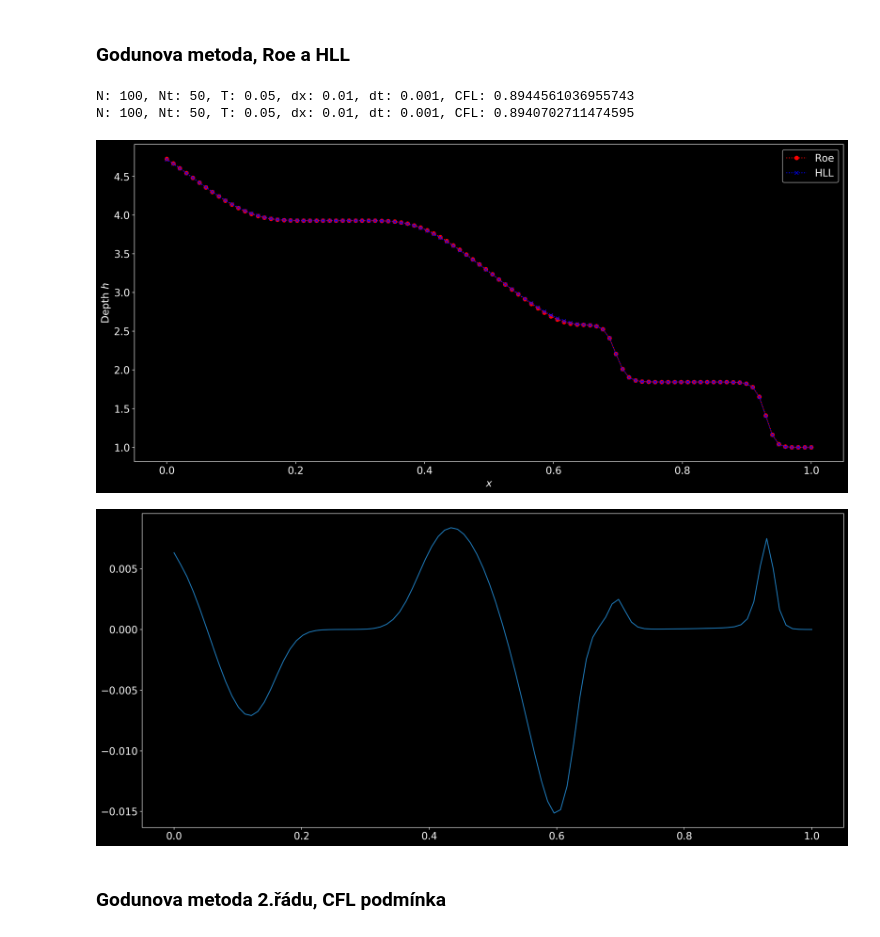
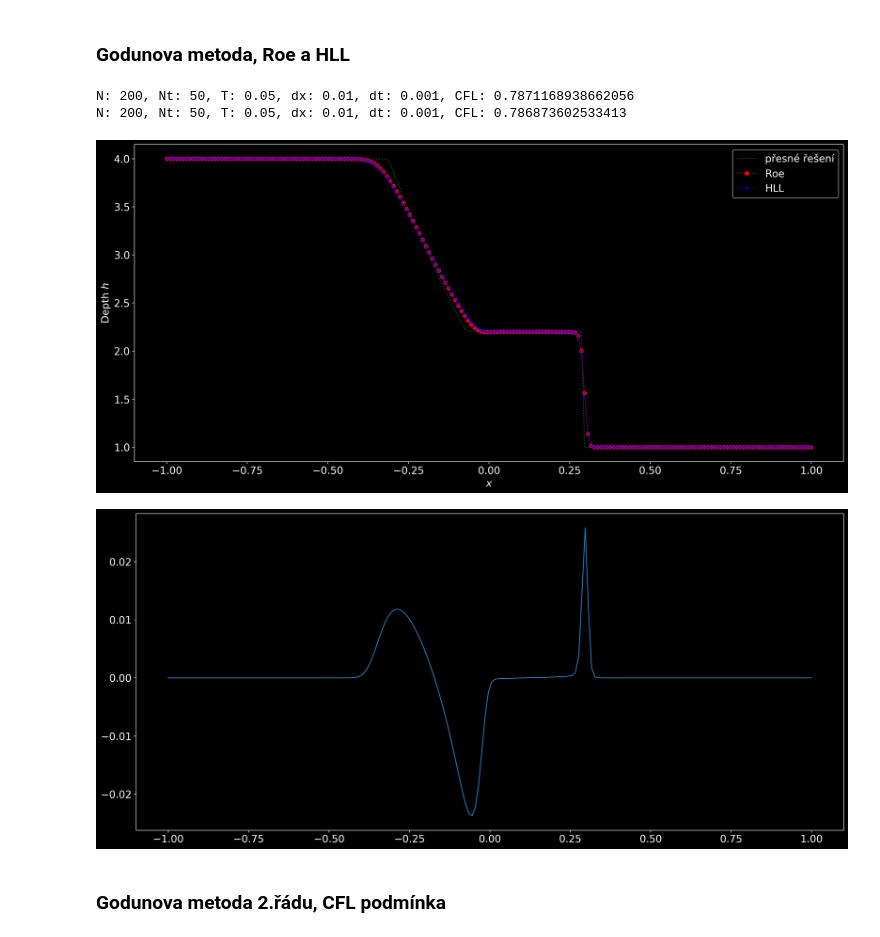
Before and after one commit to honzapulpan/fav-SNM2, a Jupyter notebook: SNM2-semestrálka.ipynb, the cells around one changed output. Saved outputs shown, nothing was run; the diff lists cells and outputs as text; code cells hidden in the pictures.

```diff
--- a/SNM2-semestrálka.ipynb
+++ b/SNM2-semestrálka.ipynb
@@ -146,9 +146,9 @@ def shallow_ic(N, ic_type=1):
 
 # shallow water system solution
 def shallow_sol(q_state,
-                x_start = 0.,
+                x_start = -1.,
                 x_end = 1.,
-                N = 100,
+                N = 200,
                 T = .05,
                 Nt = 50,
                 riemann_solver=shallow_roe_1D,
@@ -229,19 +229,24 @@ def shallow_sol(q_state,
 # %% [markdown]
 ### Godunova metoda, CFL podmínka
 # %%
+_, _, exact_sol, _ = exact_riemann_solution([4.,0],[1.,0], grav=grav)
+
 # 1st order, Roe Riemann solver
 Nt = [42, 35, 30]
 for i in range(3):
-    N = 100;
-    Q = shallow_ic(N, 2)
+    N = 200;
+    Q = shallow_ic(N, 1)
     Q_roe, x = shallow_sol(Q,
                     N = N,
                     Nt = Nt[i],
                     riemann_solver=shallow_roe_1D,
                     plot_sol=False)
     plt.subplot(2, 3, i+1)
+    plt.plot(x, exact_sol(x/.05)[0], 'g:')
     plt.plot(x, Q_roe[0,:], 'bx:')
+
     plt.subplot(2, 3, i+4)
+    plt.plot(x, exact_sol(x/.05)[1], 'g:')
     plt.plot(x, Q_roe[1,:], 'rx:')
 plt.show()
 # %% [output]
@@ -252,28 +257,29 @@ N: 100, Nt: 30, T: 0.05, dx: 0.01, dt: 0.0016666666666666668, CFL: inf
 # %% [markdown]
 ### Godunova metoda, Roe a HLL
 # %%
-N = 100;
-Q = shallow_ic(N, 2)
+N = 200;
+Q = shallow_ic(N, 1)
 Q_roe, x = shallow_sol(Q,
                 riemann_solver=shallow_roe_1D,
                 plot_sol=False)
-Q = shallow_ic(N, 2)
+Q = shallow_ic(N, 1)
 Q_hll, x = shallow_sol(Q,
                 riemann_solver=shallow_hll_1D,
                 plot_sol=False)
+plt.plot(x, exact_sol(x/.05)[0], 'g:', label = 'přesné řešení')
 plt.plot(x, Q_roe[0,:], 'ro:', label='Roe')
 plt.plot(x, Q_hll[0,:], 'bx:', label='HLL')
 plt.legend()
 plt.ylabel('Depth $h$')
 plt.xlabel('$x$')
 plt.show()
 plt.plot(x,Q_roe[0,:]-Q_hll[0,:])
 plt.show()
 # %% [output]
-N: 100, Nt: 50, T: 0.05, dx: 0.01, dt: 0.001, CFL: 0.8944561036955743
-N: 100, Nt: 50, T: 0.05, dx: 0.01, dt: 0.001, CFL: 0.8940702711474595
+N: 200, Nt: 50, T: 0.05, dx: 0.01, dt: 0.001, CFL: 0.7871168938662056
+N: 200, Nt: 50, T: 0.05, dx: 0.01, dt: 0.001, CFL: 0.786873602533413
-[figure, old version]
+[figure, new version]
-[figure, old version]
+[figure, new version]
 # %% [markdown]
 ### Godunova metoda 2.řádu, CFL podmínka
 # %%
```
Also changed, not shown: parts of 4 cells of this notebook, 2 other files.
